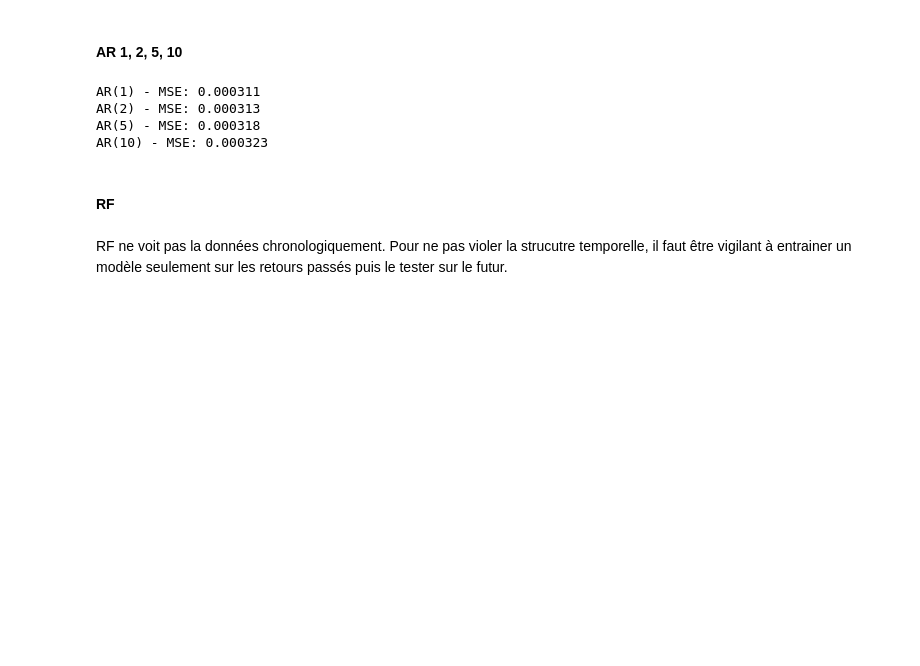
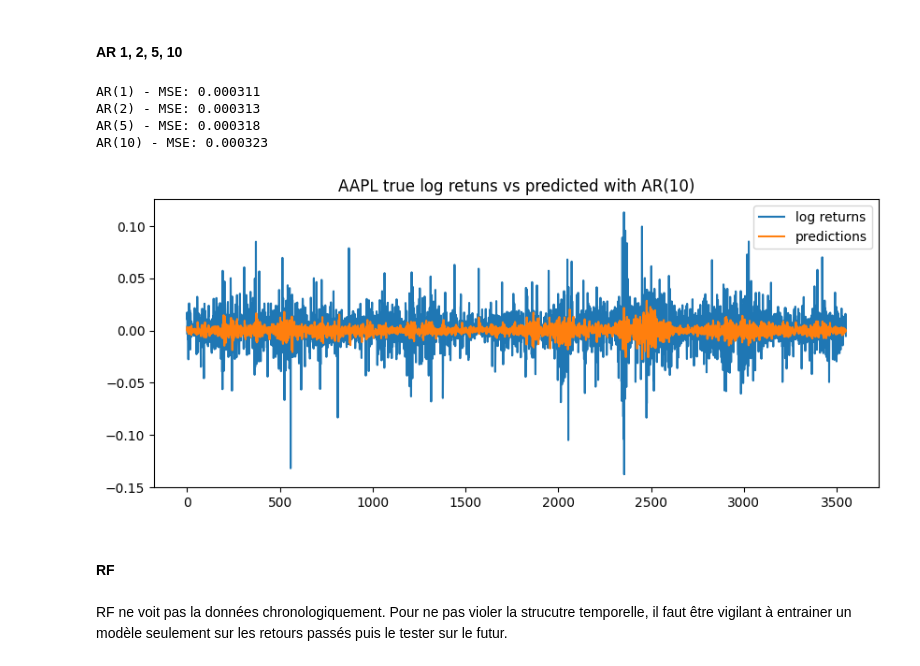
Before and after one commit to dianemans/time-series-pred, a Jupyter notebook: nb_draft_diane.ipynb, the cells around one changed output. Drawn from its saved outputs; the diff is of its cells as text; code cells hidden in the pictures; blank space fills up the shorter version.

```diff
--- a/nb_draft_diane.ipynb
+++ b/nb_draft_diane.ipynb
@@ -230,6 +229,15 @@ AR(1) - MSE: 0.000311
 AR(2) - MSE: 0.000313
 AR(5) - MSE: 0.000318
 AR(10) - MSE: 0.000323
+# %%
+plt.figure(figsize=(10, 4))
+plt.plot(truths, label="log returns")
+plt.plot(predictions, label="predictions")
+plt.title("AAPL true log retuns vs predicted with AR(10)")
+plt.legend()
+plt.show()
+# %% [output]
+[figure, added]
 # %% [markdown]
 #### RF
 # %% [markdown]
```
Also changed, not shown: parts of 10 cells of this notebook.
